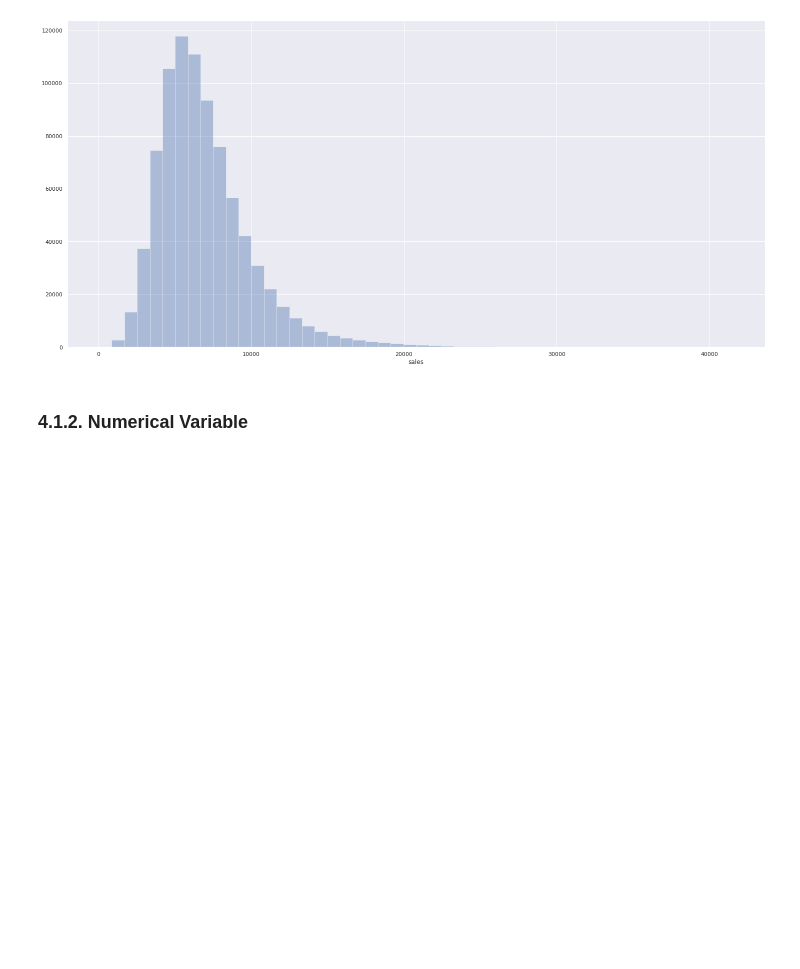
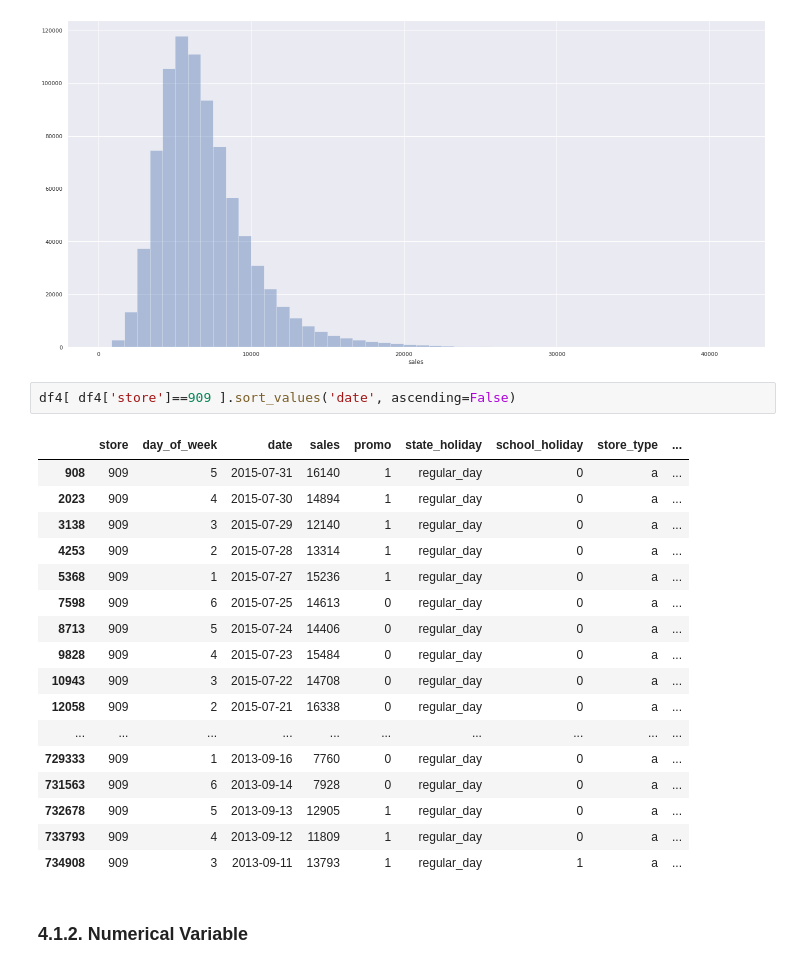
Before and after one commit to anaraquelou/ds-em-producao, a Jupyter notebook: store_sales_prediction_regression_model-testing.ipynb, the cells around one changed output. Drawn from its saved outputs; the diff is of its cells as text; blank space fills up the shorter version.

```diff
--- a/store_sales_prediction_regression_model-testing.ipynb
+++ b/store_sales_prediction_regression_model-testing.ipynb
@@ -532,6 +527,26 @@ sns.distplot( df4['sales'], kde=False  )
 # %% [output]
 <matplotlib.axes._subplots.AxesSubplot at 0x...>
 [figure]
+# %%
+df4[ df4['store']==909 ].sort_values('date', ascending=False)
+# %% [output]
+|  | store | day_of_week | date | sales | promo | state_holiday | school_holiday | store_type | ... |
+| 908 | 909 | 5 | 2015-07-31 | 16140 | 1 | regular_day | 0 | a | ... |
+| 2023 | 909 | 4 | 2015-07-30 | 14894 | 1 | regular_day | 0 | a | ... |
+| 3138 | 909 | 3 | 2015-07-29 | 12140 | 1 | regular_day | 0 | a | ... |
+| 4253 | 909 | 2 | 2015-07-28 | 13314 | 1 | regular_day | 0 | a | ... |
+| 5368 | 909 | 1 | 2015-07-27 | 15236 | 1 | regular_day | 0 | a | ... |
+| 7598 | 909 | 6 | 2015-07-25 | 14613 | 0 | regular_day | 0 | a | ... |
+| 8713 | 909 | 5 | 2015-07-24 | 14406 | 0 | regular_day | 0 | a | ... |
+| 9828 | 909 | 4 | 2015-07-23 | 15484 | 0 | regular_day | 0 | a | ... |
+| 10943 | 909 | 3 | 2015-07-22 | 14708 | 0 | regular_day | 0 | a | ... |
+| 12058 | 909 | 2 | 2015-07-21 | 16338 | 0 | regular_day | 0 | a | ... |
+| ... | ... | ... | ... | ... | ... | ... | ... | ... | ... |
+| 729333 | 909 | 1 | 2013-09-16 | 7760 | 0 | regular_day | 0 | a | ... |
+| 731563 | 909 | 6 | 2013-09-14 | 7928 | 0 | regular_day | 0 | a | ... |
+| 732678 | 909 | 5 | 2013-09-13 | 12905 | 1 | regular_day | 0 | a | ... |
+| 733793 | 909 | 4 | 2013-09-12 | 11809 | 1 | regular_day | 0 | a | ... |
+| 734908 | 909 | 3 | 2013-09-11 | 13793 | 1 | regular_day | 1 | a | ... |
 # %% [markdown]
 ### 4.1.2. Numerical Variable
 # %%
```
Also changed, not shown: parts of 3 cells of this notebook, 6 other files.
